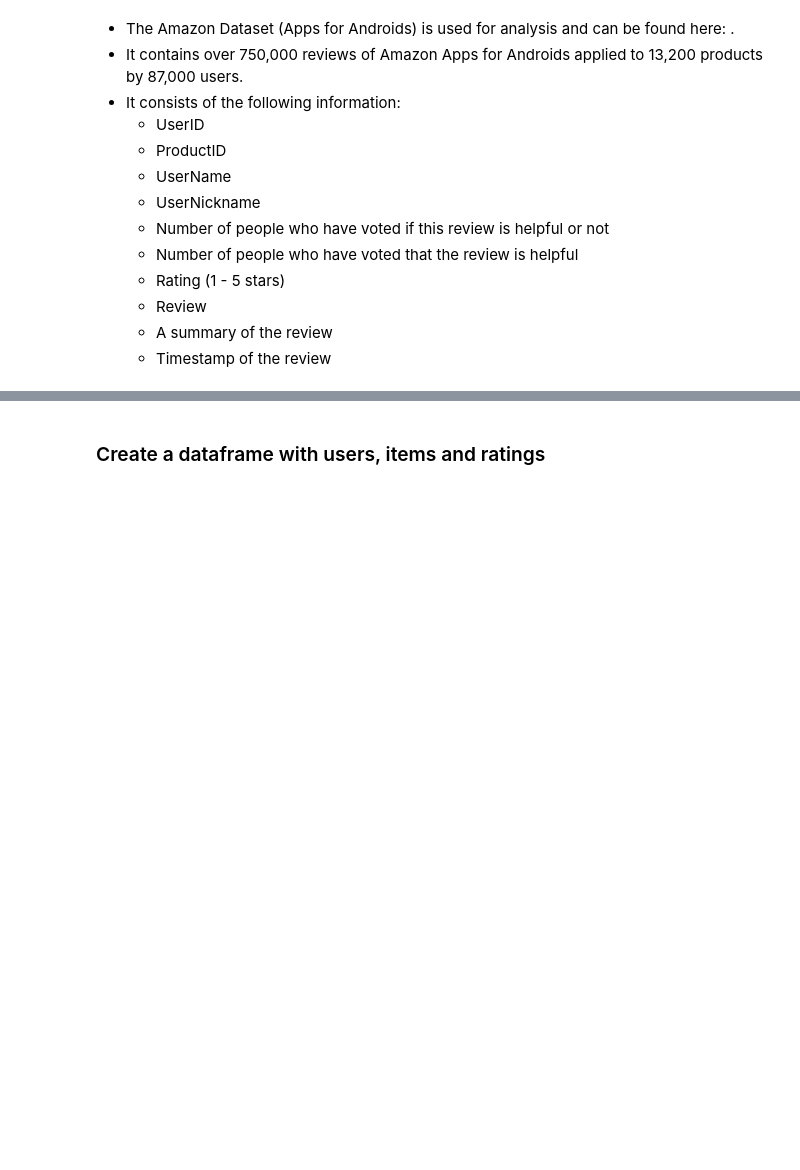
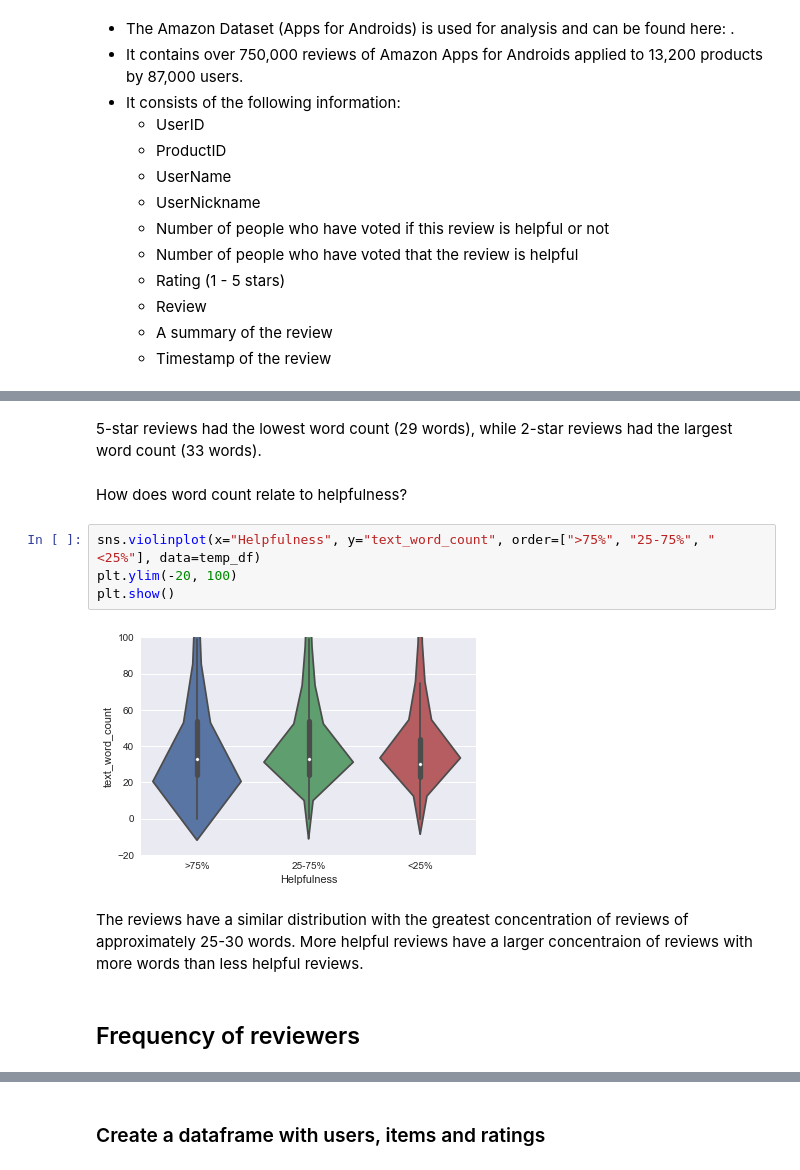
Before and after one commit to DataDima90/Recommendation_Engine, a Jupyter notebook: Collaborative Filtering.ipynb, the cells around one changed output, grey strips where cells are left out. Drawn from its saved outputs; the diff is of its cells as text; blank space fills up the shorter version.

```diff
--- a/Collaborative Filtering.ipynb
+++ b/Collaborative Filtering.ipynb
@@ -73,0 +242,14 @@ df_Apps.describe() # result: asymetic?
+# %% [markdown]
+5-star reviews had the lowest word count (29 words), while 2-star reviews had the largest word count (33 words).
+# %% [markdown]
+How does word count relate to helpfulness?
+# %%
+sns.violinplot(x="Helpfulness", y="text_word_count", order=[">75%", "25-75%", "<25%"], data=temp_df)
+plt.ylim(-20, 100)
+plt.show()
+# %% [output]
+[figure, added]
+# %% [markdown]
+The reviews have a similar distribution with the greatest concentration of reviews of approximately 25-30 words. More helpful reviews have a larger concentraion of reviews with more words than less helpful reviews.
+# %% [markdown]
+## Frequency of reviewers
```
Also changed, not shown: parts of 97 cells of this notebook, 1 other file.
